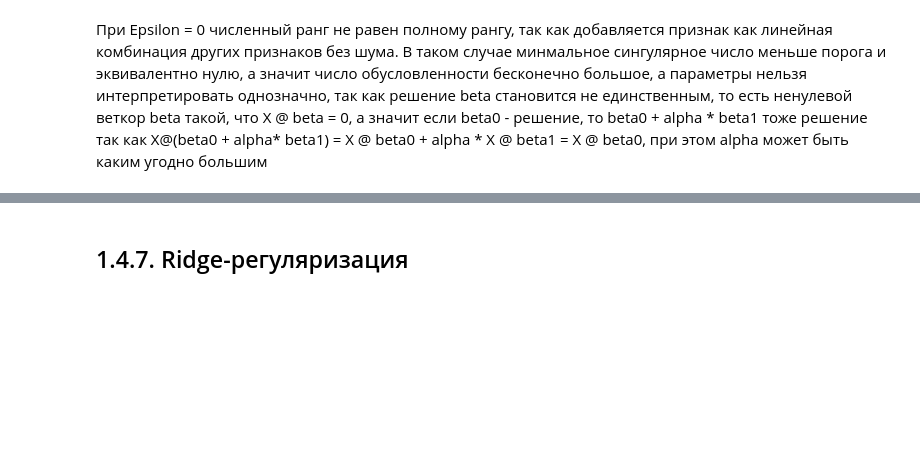
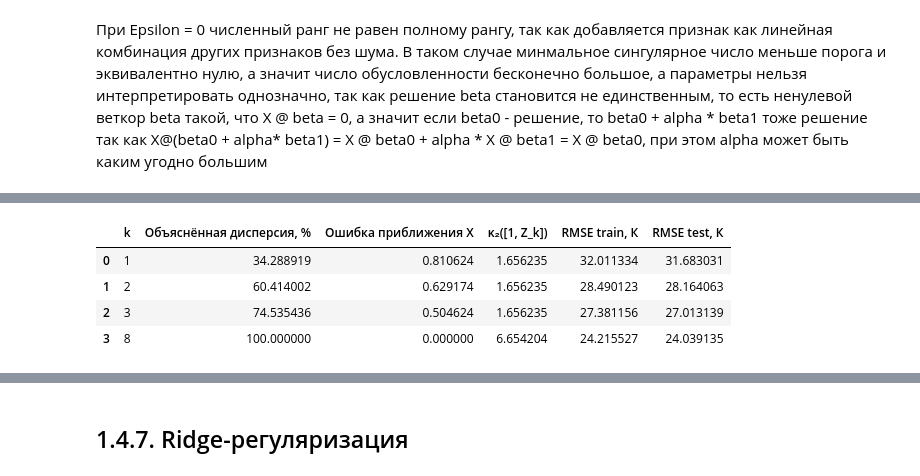
Before and after one commit to aibryanov/MOMO_labs, a Jupyter notebook: lab_1/lab_1.ipynb, the cells around one changed output, grey strips where cells are left out. Drawn from its saved outputs; the diff is of its cells as text; code cells hidden in the pictures; blank space fills up the shorter version.

```diff
--- a/lab_1/lab_1.ipynb
+++ b/lab_1/lab_1.ipynb
@@ -1365,0 +1395,90 @@ with pd.option_context(
+# %%
+import numpy as np
+import pandas as pd
+import matplotlib.pyplot as plt
+from IPython.display import display
+
+# Берём исходные 8 признаков, без x_new из пункта 1.4.5.
+# Готовый scaler повторно не обучаем.
+X_train_tsvd = np.asarray(X_train_std, dtype=np.float64)
+X_test_tsvd = scaler.transform(X_test)
+y_train_tsvd = y_train.to_numpy(dtype=np.float64)
+y_test_tsvd = y_test.to_numpy(dtype=np.float64)
+
+# Столбец единиц не включаем в сокращение размерности.
+U_tsvd, s_tsvd, Vt_tsvd = np.linalg.svd(
+    X_train_tsvd, full_matrices=False
+)
+tol_tsvd = (
+    s_tsvd[0] * max(X_train_tsvd.shape)
+    * np.finfo(s_tsvd.dtype).eps
+)
+rank_tsvd = int(np.count_nonzero(s_tsvd > tol_tsvd))
+assert rank_tsvd >= 3, "Для k = 1, 2, 3 нужен ранг не меньше 3."
+assert np.allclose(X_train_tsvd.mean(axis=0), 0, atol=1e-12)
+k_values_tsvd = sorted({1, 2, 3, rank_tsvd})
+
+# При центрированных признаках свободный член равен среднему y_train.
+intercept_tsvd = float(y_train_tsvd.mean())
+y_centered_tsvd = y_train_tsvd - intercept_tsvd
+spectrum_energy_tsvd = np.sum(s_tsvd ** 2)
+results_rows_tsvd = []
+models_tsvd = {}
+
+for k_tsvd in k_values_tsvd:
+    # Направления вычислены только по train; test использует те же V_k.
+    V_k_tsvd = Vt_tsvd[:k_tsvd].T
+    Z_train_tsvd = X_train_tsvd @ V_k_tsvd
+    Z_test_tsvd = X_test_tsvd @ V_k_tsvd
+
+    # Коэффициенты МНК по сохранённым сингулярным направлениям.
+    theta_tsvd = (
+        U_tsvd[:, :k_tsvd].T @ y_centered_tsvd
+    ) / s_tsvd[:k_tsvd]
+    pred_train_tsvd = intercept_tsvd + Z_train_tsvd @ theta_tsvd
+    pred_test_tsvd = intercept_tsvd + Z_test_tsvd @ theta_tsvd
+
+    # Матрица фактической задачи регрессии, включая свободный член.
+    B_train_tsvd = np.column_stack((
+        np.ones(len(Z_train_tsvd)), Z_train_tsvd
+    ))
+    explained_tsvd = (
+        np.sum(s_tsvd[:k_tsvd] ** 2) / spectrum_energy_tsvd
+    )
+    approximation_error_tsvd = np.sqrt(
+        np.sum(s_tsvd[k_tsvd:] ** 2) / spectrum_energy_tsvd
+    )
+    results_rows_tsvd.append({
+        "k": k_tsvd,
+        "Объяснённая дисперсия, %": 100 * explained_tsvd,
+        "Ошибка приближения X": approximation_error_tsvd,
+        "κ₂([1, Z_k])": np.linalg.cond(B_train_tsvd),
+        "RMSE train, К": np.sqrt(np.mean(
+            (pred_train_tsvd - y_train_tsvd) ** 2
+        )),
+        "RMSE test, К": np.sqrt(np.mean(
+            (pred_test_tsvd - y_test_tsvd) ** 2
+        )),
+    })
+    # Сохраняем и веса исходных стандартизованных признаков.
+    models_tsvd[k_tsvd] = {
+        "directions": V_k_tsvd,
+        "theta": theta_tsvd,
+        "beta": np.r_[intercept_tsvd, V_k_tsvd @ theta_tsvd],
+    }
+
+results_tsvd = pd.DataFrame(results_rows_tsvd)
+print(f"Численный ранг признаков: {rank_tsvd}; допуск: {tol_tsvd:.6e}")
+print(f"Свободный член всех моделей: {intercept_tsvd:.6f} К")
+with pd.option_context("display.max_columns", None,
+                       "display.float_format", "{:.6f}".format):
+    display(results_tsvd)
+
+# Полный ранг должен воспроизвести решение из пункта 1.4.4.
+full_beta_tsvd = models_tsvd[rank_tsvd]["beta"]
+assert np.allclose(full_beta_tsvd, beta_svd, rtol=1e-10, atol=1e-10)
+assert np.isfinite(results_tsvd.to_numpy()).all()
+assert np.all(np.diff(results_tsvd["RMSE train, К"]) <= 1e-10)
+print("Проверки пройдены: полный ранг совпадает с SVD из 1.4.4, "
+      "RMSE train не возрастает при увеличении k.")
+# %% [output]
@@ -1365,0 +1487,5 @@ with pd.option_context(
+|  | k | Объяснённая дисперсия, % | Ошибка приближения X | κ₂([1, Z_k]) | RMSE train, К | RMSE test, К |
+| 0 | 1 | 34.288919 | 0.810624 | 1.656235 | 32.011334 | 31.683031 |
+| 1 | 2 | 60.414002 | 0.629174 | 1.656235 | 28.490123 | 28.164063 |
+| 2 | 3 | 74.535436 | 0.504624 | 1.656235 | 27.381156 | 27.013139 |
+| 3 | 8 | 100.000000 | 0.000000 | 6.654204 | 24.215527 | 24.039135 |
```
Also changed, not shown: parts of 10 cells of this notebook.
